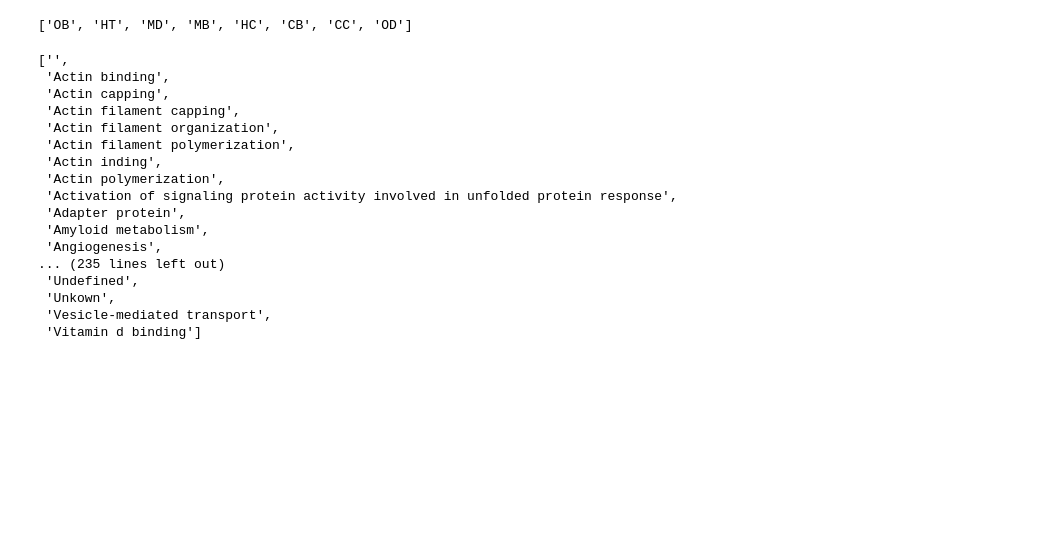
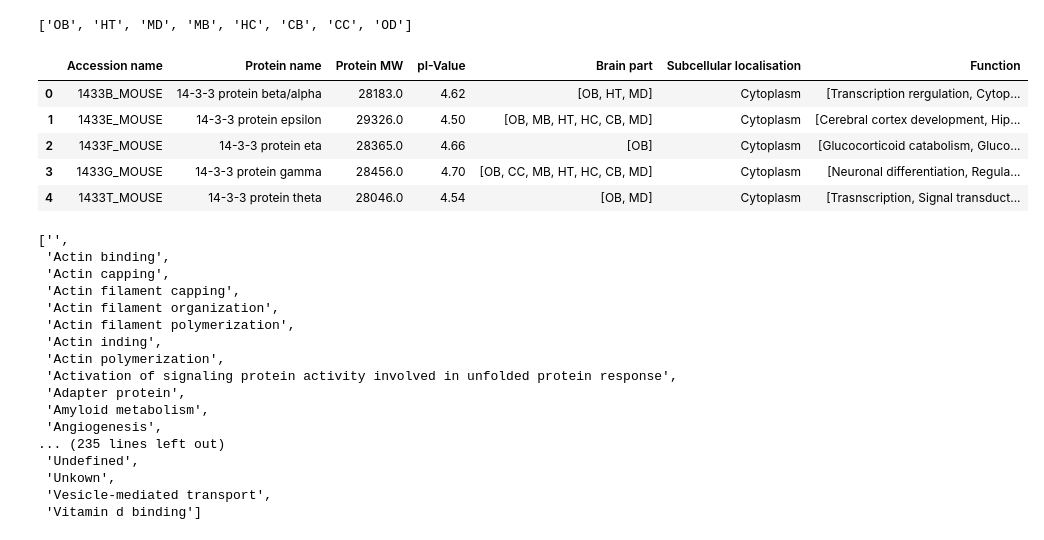
Before and after one commit to glyspy/Mouse-Brain-Protein-Database, a Jupyter notebook: data_preparation.ipynb, the cells around one changed output. Saved outputs shown, nothing was run; the diff lists cells and outputs as text; code cells hidden in the pictures; blank space fills up the shorter version.

```diff
--- a/data_preparation.ipynb
+++ b/data_preparation.ipynb
@@ -382,0 +384,8 @@ sum_table2['Brain part'] = sum_table2['Brain part'].str.split(', ')
+# %%
+# function to make brain part column into a list
+def create_list(s):
+    if isinstance(s, str):  # Check if the element is a string
+        words = [word.strip() for word in s.split(',')]
+        return words
+    else:
+        return []
@@ -383 +395,4 @@ sum_table2['Brain part'] = sum_table2['Brain part'].str.split(', ')
+# %%
+# Apply the create_list to the Brain part column
+sum_table2['Brain part'] = sum_table2['Brain part'].apply(create_list)
 # %%
@@ -387,8 +401,21 @@ parts = parts.remove('OD')
 # %% [output]
 ['OB', 'HT', 'MD', 'MB', 'HC', 'CB', 'CC', 'OD']
-# %%
-# replace the OD with OB
-sum_table2['Brain part'] = sum_table2['Brain part'].apply(lambda x: [value.replace('OD', 'OB') if isinstance(value, str) else value for value in x])
+# %%
+# Define a replacement dictionary
+replacement_dict = {'OD': 'OB'}
+
+# Iterate over rows and update the 'Brain part' column
+for index, row in sum_table2.iterrows():
+    sum_table2.at[index, 'Brain part'] = [replacement_dict.get(value, value) for value in row['Brain part']]
+# %%
+sum_table2.head()
+# %% [output]
+|  | Accession name | Protein name | Protein MW | pI-Value | Brain part | Subcellular localisation | Function |
+| 0 | 1433B_MOUSE | 14-3-3 protein beta/alpha | 28183.0 | 4.62 | [OB, HT, MD] | Cytoplasm | [Transcription rergulation, Cytop... |
+| 1 | 1433E_MOUSE | 14-3-3 protein epsilon | 29326.0 | 4.50 | [OB, MB, HT, HC, CB, MD] | Cytoplasm | [Cerebral cortex development, Hip... |
+| 2 | 1433F_MOUSE | 14-3-3 protein eta | 28365.0 | 4.66 | [OB] | Cytoplasm | [Glucocorticoid catabolism, Gluco... |
+| 3 | 1433G_MOUSE | 14-3-3 protein gamma | 28456.0 | 4.70 | [OB, CC, MB, HT, HC, CB, MD] | Cytoplasm | [Neuronal differentiation, Regula... |
+| 4 | 1433T_MOUSE | 14-3-3 protein theta | 28046.0 | 4.54 | [OB, MD] | Cytoplasm | [Trasnscription, Signal transduct... |
 # %%
 # prepare the brain part dfs
 # add a new column 'Brain part' in each of them that will indicate the brain part
```
Also changed, not shown: parts of 32 cells of this notebook, 2 other files.
